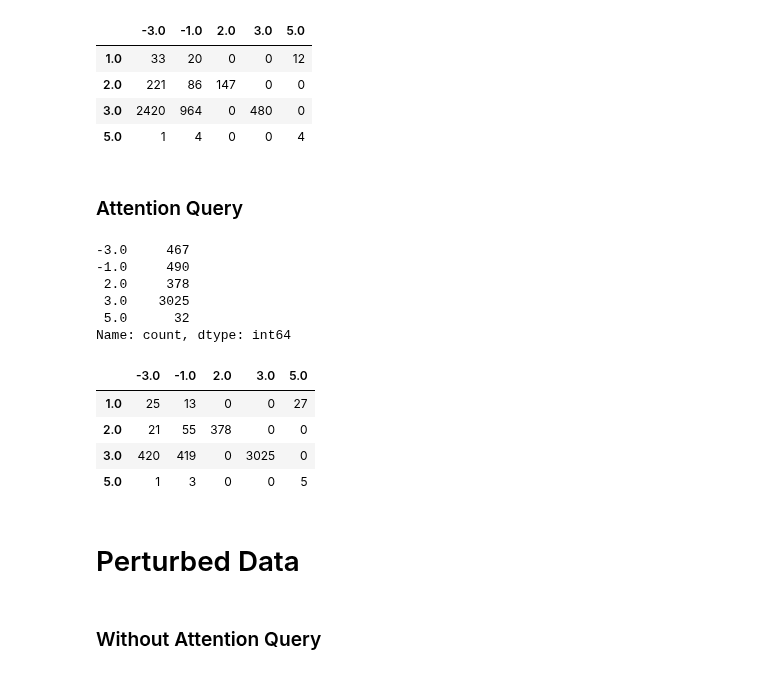
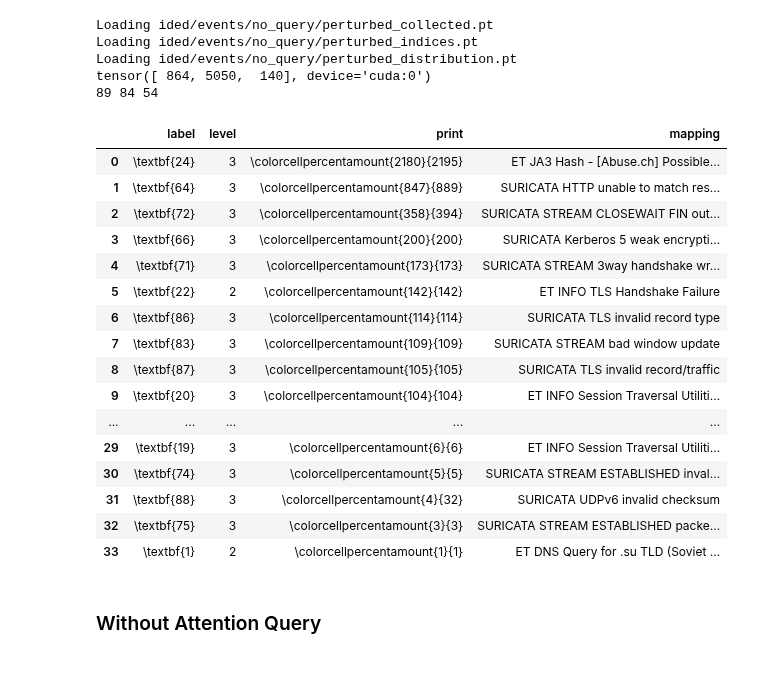
Before and after one commit to MartinStoev00/DeepCASE, a Jupyter notebook: attack.ipynb, the cells around one changed output. Cells and saved outputs as stored; diff of their text form; code cells hidden in the pictures.

```diff
--- a/attack.ipynb
+++ b/attack.ipynb
@@ -459,33 +479,28 @@ Name: count, dtype: int64
-# %%
-format_confusion_matrix(labels_test.cpu(), res_normal)
-# %% [output]
-|  | -3.0 | -1.0 | 2.0 | 3.0 | 5.0 |
-| 1.0 | 33 | 20 | 0 | 0 | 12 |
-| 2.0 | 221 | 86 | 147 | 0 | 0 |
-| 3.0 | 2420 | 964 | 0 | 480 | 0 |
-| 5.0 | 1 | 4 | 0 | 0 | 4 |
-# %% [markdown]
-### Attention Query
-# %%
-res_normal_query = interpret_query(context_test, events_test)
-format_series(res_normal_query)
-# %% [output]
--3.0     467
--1.0     490
- 2.0     378
- 3.0    3025
- 5.0      32
-Name: count, dtype: int64
-# %%
-format_confusion_matrix(labels_test.cpu(), res_normal_query)
-# %% [output]
-|  | -3.0 | -1.0 | 2.0 | 3.0 | 5.0 |
-| 1.0 | 25 | 13 | 0 | 0 | 27 |
-| 2.0 | 21 | 55 | 378 | 0 | 0 |
-| 3.0 | 420 | 419 | 0 | 3025 | 0 |
-| 5.0 | 1 | 3 | 0 | 0 | 5 |
-# %% [markdown]
-# Perturbed Data
+# %%
+get_events_dist(attention_query=False)
+# %% [output]
+Loading ided/events/no_query/perturbed_collected.pt
+Loading ided/events/no_query/perturbed_indices.pt
+Loading ided/events/no_query/perturbed_distribution.pt
+tensor([ 864, 5050,  140], device='cuda:0')
+89 84 54
+|  | label | level | print | mapping |
+| 0 | \textbf{24} | 3 | \colorcellpercentamount{2180}{2195} | ET JA3 Hash - [Abuse.ch] Possible... |
+| 1 | \textbf{64} | 3 | \colorcellpercentamount{847}{889} | SURICATA HTTP unable to match res... |
+| 2 | \textbf{72} | 3 | \colorcellpercentamount{358}{394} | SURICATA STREAM CLOSEWAIT FIN out... |
+| 3 | \textbf{66} | 3 | \colorcellpercentamount{200}{200} | SURICATA Kerberos 5 weak encrypti... |
+| 4 | \textbf{71} | 3 | \colorcellpercentamount{173}{173} | SURICATA STREAM 3way handshake wr... |
+| 5 | \textbf{22} | 2 | \colorcellpercentamount{142}{142} | ET INFO TLS Handshake Failure |
+| 6 | \textbf{86} | 3 | \colorcellpercentamount{114}{114} | SURICATA TLS invalid record type |
+| 7 | \textbf{83} | 3 | \colorcellpercentamount{109}{109} | SURICATA STREAM bad window update |
+| 8 | \textbf{87} | 3 | \colorcellpercentamount{105}{105} | SURICATA TLS invalid record/traffic |
+| 9 | \textbf{20} | 3 | \colorcellpercentamount{104}{104} | ET INFO Session Traversal Utiliti... |
+| ... | ... | ... | ... | ... |
+| 29 | \textbf{19} | 3 | \colorcellpercentamount{6}{6} | ET INFO Session Traversal Utiliti... |
+| 30 | \textbf{74} | 3 | \colorcellpercentamount{5}{5} | SURICATA STREAM ESTABLISHED inval... |
+| 31 | \textbf{88} | 3 | \colorcellpercentamount{4}{32} | SURICATA UDPv6 invalid checksum |
+| 32 | \textbf{75} | 3 | \colorcellpercentamount{3}{3} | SURICATA STREAM ESTABLISHED packe... |
+| 33 | \textbf{1} | 2 | \colorcellpercentamount{1}{1} | ET DNS Query for .su TLD (Soviet ... |
 # %% [markdown]
 ### Without Attention Query
 # %%
```
Also changed, not shown: parts of 55 cells of this notebook.
